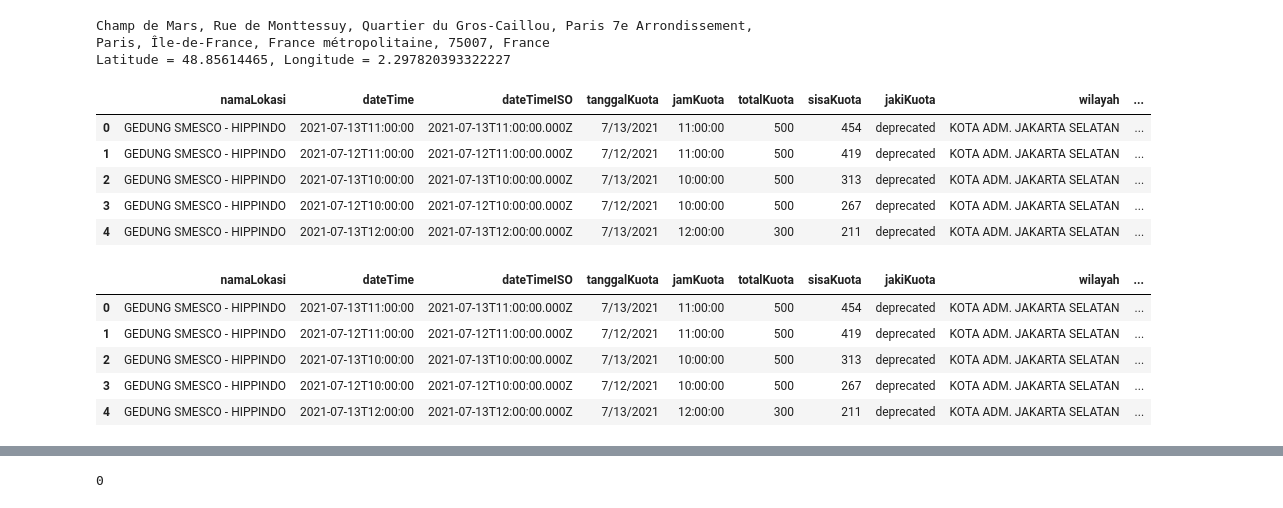
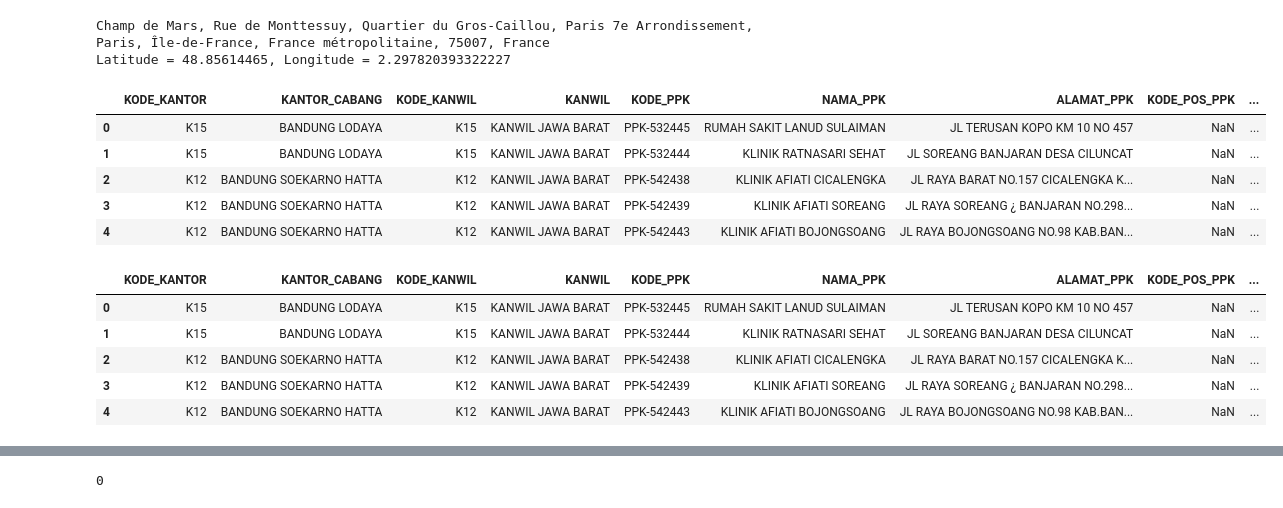
Before and after one commit to johannesriter/getridcovid_project, a Jupyter notebook: addressLocator_indo.ipynb, the cells around one changed output, grey strips where cells are left out. Saved outputs shown, nothing was run; the diff lists cells and outputs as text; code cells hidden in the pictures.

Commit message:
update for new hospital data

```diff
--- a/addressLocator_indo.ipynb
+++ b/addressLocator_indo.ipynb
@@ -19,26 +19,32 @@ print('Latitude = {}, Longitude = {}'.format(location.latitude, location.longitu
 Champ de Mars, Rue de Monttessuy, Quartier du Gros-Caillou, Paris 7e Arrondissement, Paris, Île-de-France, France métropolitaine, 75007, France
 Latitude = 48.85614465, Longitude = 2.297820393322227
 # %%
-df = pd.read_csv(r'D:\Training\getridcovid_project\dataSource\kuotaVaksin_jaki.csv')
+# df = pd.read_csv(r'D:\Training\getridcovid_project\dataSource\kuotaVaksin_jaki.csv')
+# df.head()
+
+df = pd.read_csv(r'D:\Training\getridcovid_project\dataSource\Daftar_RumahSakit(BANDUNG).csv')
 df.head()
 # %% [output]
-|  | namaLokasi | dateTime | dateTimeISO | tanggalKuota | jamKuota | totalKuota | sisaKuota | jakiKuota | wilayah | ... |
-| 0 | GEDUNG SMESCO - HIPPINDO | 2021-07-13T11:00:00 | 2021-07-13T11:00:00.000Z | 7/13/2021 | 11:00:00 | 500 | 454 | deprecated | KOTA ADM. JAKARTA SELATAN | ... |
-| 1 | GEDUNG SMESCO - HIPPINDO | 2021-07-12T11:00:00 | 2021-07-12T11:00:00.000Z | 7/12/2021 | 11:00:00 | 500 | 419 | deprecated | KOTA ADM. JAKARTA SELATAN | ... |
-| 2 | GEDUNG SMESCO - HIPPINDO | 2021-07-13T10:00:00 | 2021-07-13T10:00:00.000Z | 7/13/2021 | 10:00:00 | 500 | 313 | deprecated | KOTA ADM. JAKARTA SELATAN | ... |
-| 3 | GEDUNG SMESCO - HIPPINDO | 2021-07-12T10:00:00 | 2021-07-12T10:00:00.000Z | 7/12/2021 | 10:00:00 | 500 | 267 | deprecated | KOTA ADM. JAKARTA SELATAN | ... |
-| 4 | GEDUNG SMESCO - HIPPINDO | 2021-07-13T12:00:00 | 2021-07-13T12:00:00.000Z | 7/13/2021 | 12:00:00 | 300 | 211 | deprecated | KOTA ADM. JAKARTA SELATAN | ... |
+|  | KODE_KANTOR | KANTOR_CABANG | KODE_KANWIL | KANWIL | KODE_PPK | NAMA_PPK | ALAMAT_PPK | KODE_POS_PPK | ... |
+| 0 | K15 | BANDUNG LODAYA | K15 | KANWIL JAWA BARAT | PPK-532445 | RUMAH SAKIT LANUD SULAIMAN | JL TERUSAN KOPO KM 10 NO 457 | NaN | ... |
+| 1 | K15 | BANDUNG LODAYA | K15 | KANWIL JAWA BARAT | PPK-532444 | KLINIK RATNASARI SEHAT | JL SOREANG BANJARAN DESA CILUNCAT | NaN | ... |
+| 2 | K12 | BANDUNG SOEKARNO HATTA | K12 | KANWIL JAWA BARAT | PPK-542438 | KLINIK AFIATI CICALENGKA | JL RAYA BARAT NO.157 CICALENGKA K... | NaN | ... |
+| 3 | K12 | BANDUNG SOEKARNO HATTA | K12 | KANWIL JAWA BARAT | PPK-542439 | KLINIK AFIATI SOREANG | JL RAYA SOREANG ¿ BANJARAN NO.298... | NaN | ... |
+| 4 | K12 | BANDUNG SOEKARNO HATTA | K12 | KANWIL JAWA BARAT | PPK-542443 | KLINIK AFIATI BOJONGSOANG | JL RAYA BOJONGSOANG NO.98 KAB.BAN... | NaN | ... |
 # %%
-df['ADDRESS'] = df['namaLokasi'].astype(str) + ',' + \
-                df['kecamatan'] + ',' + 'JAKARTA' + ',' + 'INDONESIA'
+# df['ADDRESS'] = df['namaLokasi'].astype(str) + ',' + \
+#                 df['kecamatan'] + ',' + 'JAKARTA' + ',' + 'INDONESIA'
+# df.head()
+
+df['ADDRESS'] = df['NAMA_PPK'].astype(str) + ',' + 'BANDUNG' + ',' + 'INDONESIA'
 df.head()
 # %% [output]
-|  | namaLokasi | dateTime | dateTimeISO | tanggalKuota | jamKuota | totalKuota | sisaKuota | jakiKuota | wilayah | ... |
-| 0 | GEDUNG SMESCO - HIPPINDO | 2021-07-13T11:00:00 | 2021-07-13T11:00:00.000Z | 7/13/2021 | 11:00:00 | 500 | 454 | deprecated | KOTA ADM. JAKARTA SELATAN | ... |
-| 1 | GEDUNG SMESCO - HIPPINDO | 2021-07-12T11:00:00 | 2021-07-12T11:00:00.000Z | 7/12/2021 | 11:00:00 | 500 | 419 | deprecated | KOTA ADM. JAKARTA SELATAN | ... |
-| 2 | GEDUNG SMESCO - HIPPINDO | 2021-07-13T10:00:00 | 2021-07-13T10:00:00.000Z | 7/13/2021 | 10:00:00 | 500 | 313 | deprecated | KOTA ADM. JAKARTA SELATAN | ... |
-| 3 | GEDUNG SMESCO - HIPPINDO | 2021-07-12T10:00:00 | 2021-07-12T10:00:00.000Z | 7/12/2021 | 10:00:00 | 500 | 267 | deprecated | KOTA ADM. JAKARTA SELATAN | ... |
-| 4 | GEDUNG SMESCO - HIPPINDO | 2021-07-13T12:00:00 | 2021-07-13T12:00:00.000Z | 7/13/2021 | 12:00:00 | 300 | 211 | deprecated | KOTA ADM. JAKARTA SELATAN | ... |
+|  | KODE_KANTOR | KANTOR_CABANG | KODE_KANWIL | KANWIL | KODE_PPK | NAMA_PPK | ALAMAT_PPK | KODE_POS_PPK | ... |
+| 0 | K15 | BANDUNG LODAYA | K15 | KANWIL JAWA BARAT | PPK-532445 | RUMAH SAKIT LANUD SULAIMAN | JL TERUSAN KOPO KM 10 NO 457 | NaN | ... |
+| 1 | K15 | BANDUNG LODAYA | K15 | KANWIL JAWA BARAT | PPK-532444 | KLINIK RATNASARI SEHAT | JL SOREANG BANJARAN DESA CILUNCAT | NaN | ... |
+| 2 | K12 | BANDUNG SOEKARNO HATTA | K12 | KANWIL JAWA BARAT | PPK-542438 | KLINIK AFIATI CICALENGKA | JL RAYA BARAT NO.157 CICALENGKA K... | NaN | ... |
+| 3 | K12 | BANDUNG SOEKARNO HATTA | K12 | KANWIL JAWA BARAT | PPK-542439 | KLINIK AFIATI SOREANG | JL RAYA SOREANG ¿ BANJARAN NO.298... | NaN | ... |
+| 4 | K12 | BANDUNG SOEKARNO HATTA | K12 | KANWIL JAWA BARAT | PPK-542443 | KLINIK AFIATI BOJONGSOANG | JL RAYA BOJONGSOANG NO.98 KAB.BAN... | NaN | ... |
 # %%
 geocode = RateLimiter(locator.geocode, min_delay_seconds=1)
 df['location'] = df['ADDRESS'].apply(geocode)
```
Also changed, not shown: parts of 5 cells of this notebook, 6 other files.
